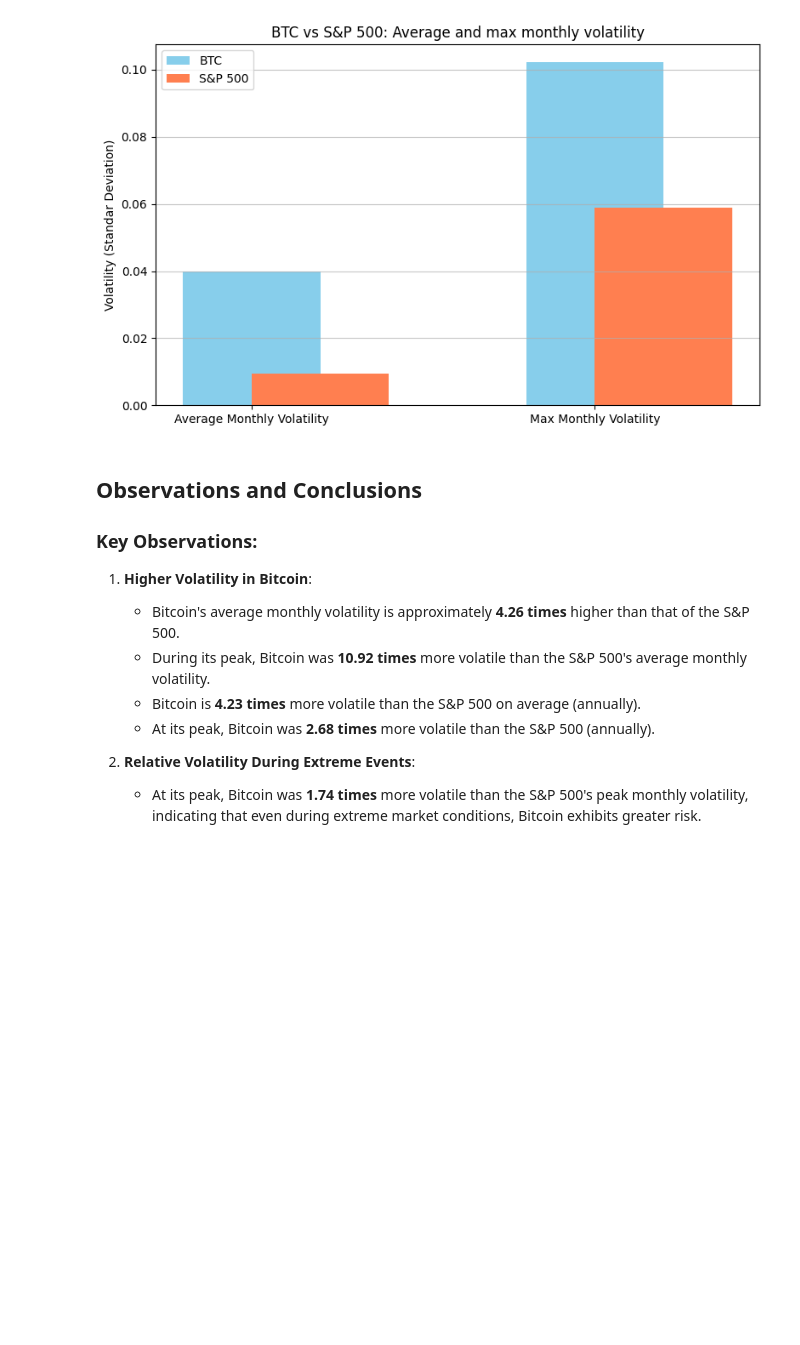
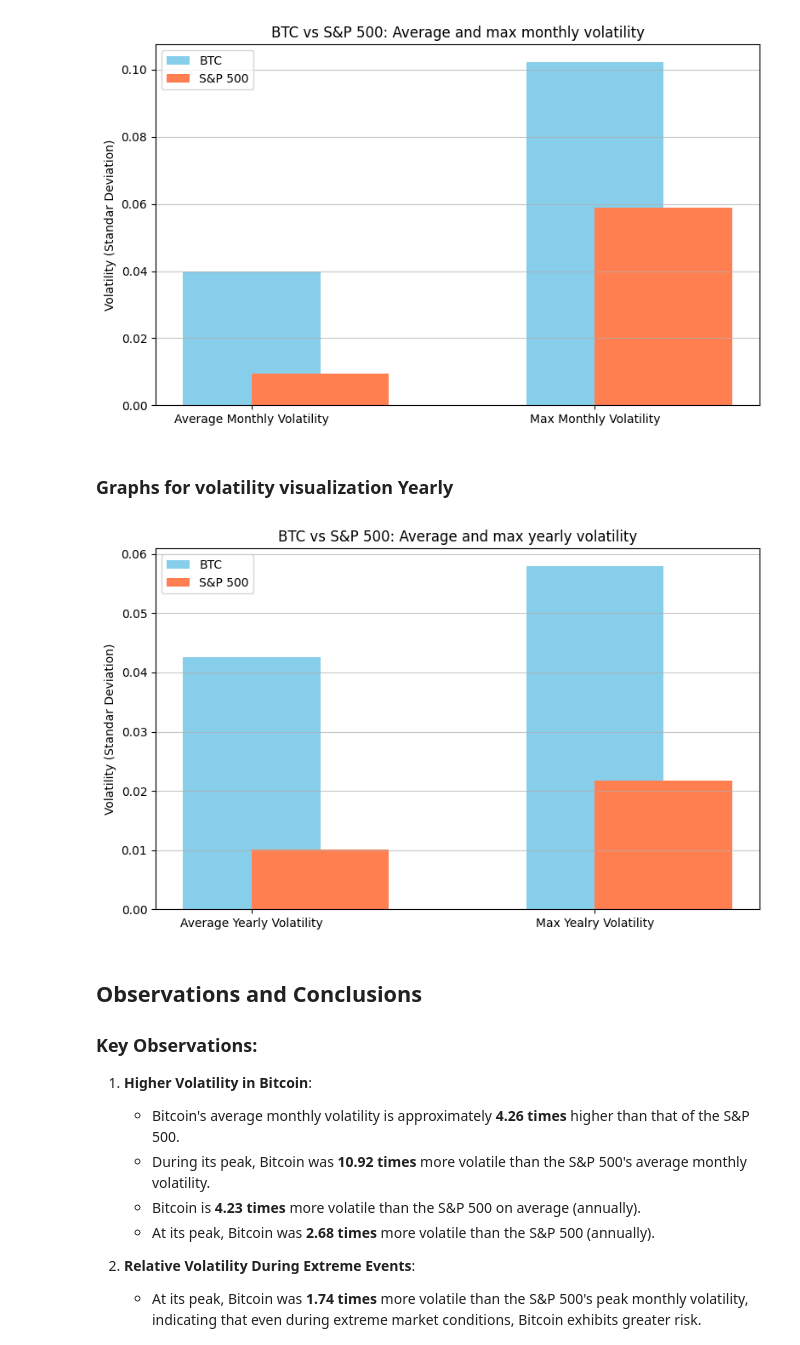
Before and after one commit to AngelDHackerman/BTC-ETH_Data_Analysis, a Jupyter notebook: 5.2_Insights_Volatility_Monthly_Yearly.ipynb, the cells around one changed output. Saved outputs shown, nothing was run; the diff lists cells and outputs as text; code cells hidden in the pictures; blank space fills up the shorter version.

Commit message:
Added graph for annual volatility

```diff
--- a/5.2_Insights_Volatility_Monthly_Yearly.ipynb
+++ b/5.2_Insights_Volatility_Monthly_Yearly.ipynb
@@ -238,6 +238,28 @@ plt.tight_layout()
 plt.show()
 # %% [output]
 [figure]
+# %% [markdown]
+### Graphs for volatility visualization Yearly
+# %%
+labels = ['Average Yearly Volatility', 'Max Yealry Volatility']
+btc_values = [avg_annual_volatility_btc, max_annual_volatility_btc]
+sp500_values = [avg_annual_volatility_sp500, max_annual_volatility_sp500]
+
+x = range(len(labels))
+
+# Plotting the graph
+plt.figure(figsize=(8, 5))
+plt.bar(x, btc_values, width=0.4, label='BTC', align='center', color='skyblue')
+plt.bar(x, sp500_values, width=0.4, label='S&P 500', align='edge', color='coral')
+plt.xticks(x, labels)
+plt.ylabel('Volatility (Standar Deviation)')
+plt.title('BTC vs S&P 500: Average and max yearly volatility')
+plt.legend()
+plt.grid(axis='y', linestyle='solid', alpha=0.7)
+plt.tight_layout()
+plt.show()
+# %% [output]
+[figure, added]
 # %% [markdown]
 ## Observations and Conclusions
 ### Key Observations:
```
Also changed, not shown: parts of 1 cell of this notebook.
